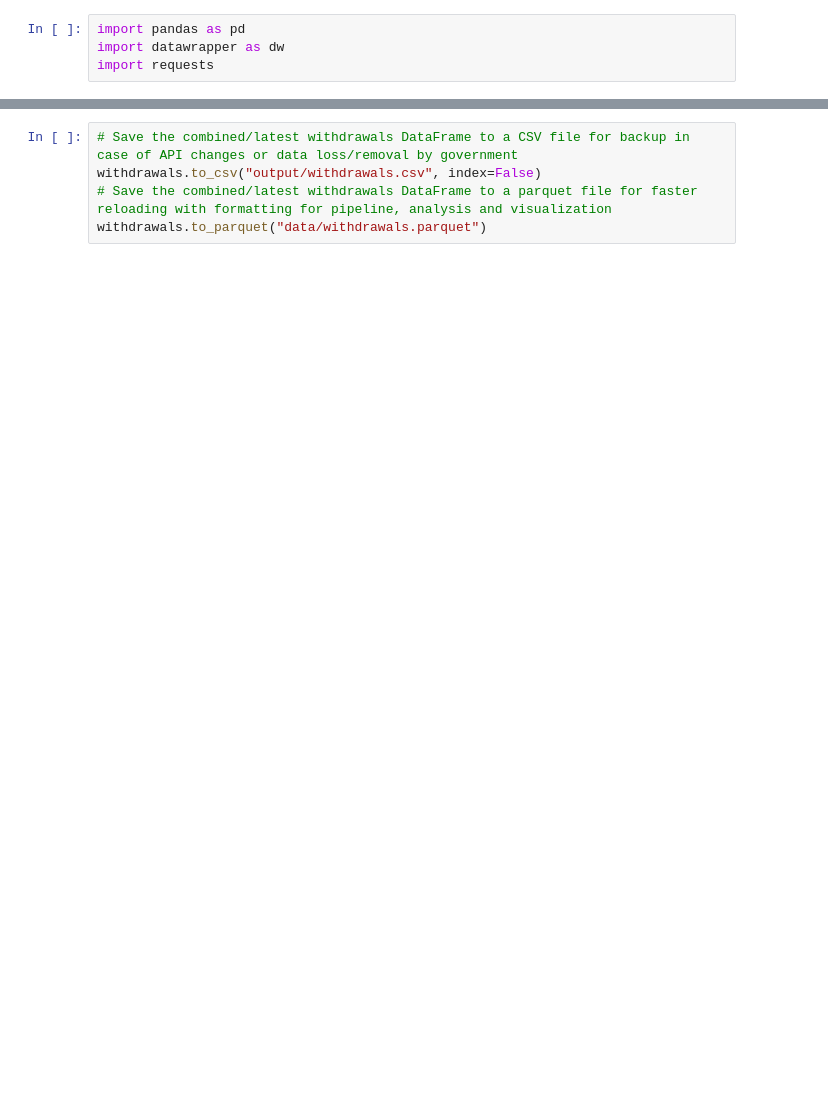
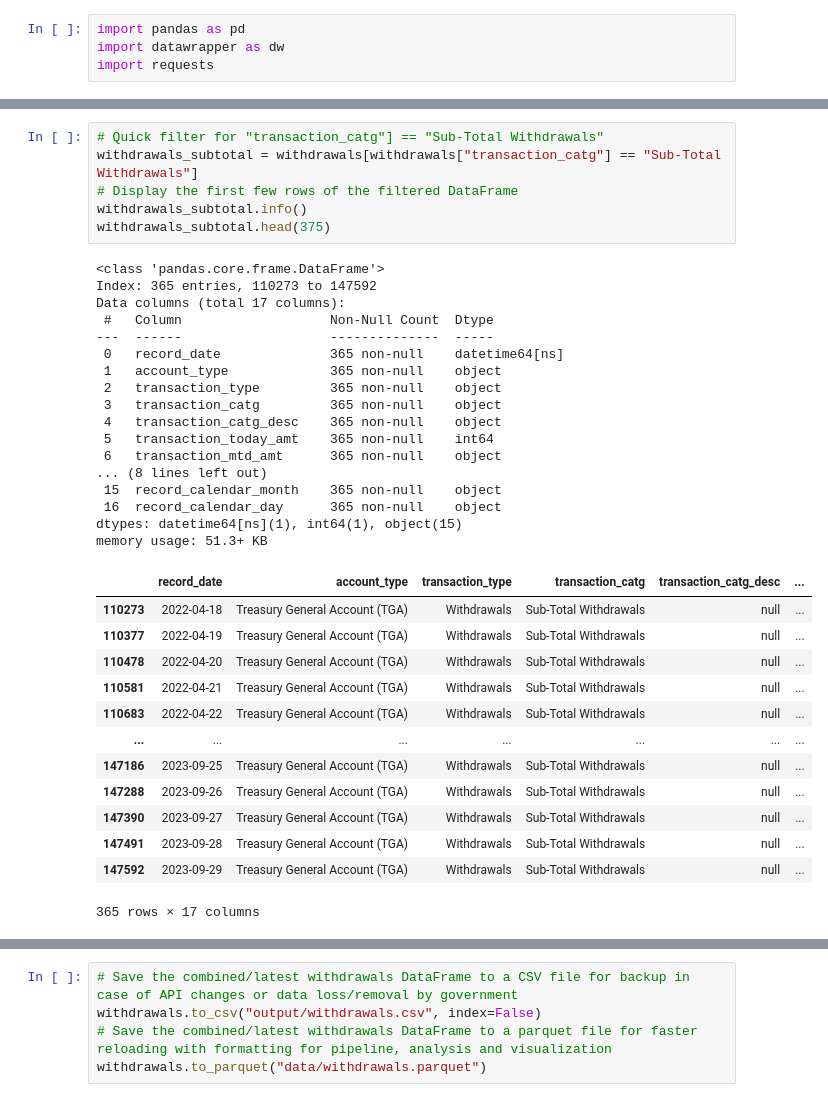
Before and after one commit to jkelly3rd/fed_spend, a Jupyter notebook: 01_treasury_daily_report_addlatest.ipynb, the cells around one changed output, grey strips where cells are left out. Drawn from its saved outputs; the diff is of its cells as text; blank space fills up the shorter version.

```diff
--- a/01_treasury_daily_report_addlatest.ipynb
+++ b/01_treasury_daily_report_addlatest.ipynb
@@ -133,3 +133,40 @@ Date range in data: 2012-10-01 00:00:00 to 2025-04-21 00:00:00
+# %%
+# Quick filter for "transaction_catg"] == "Sub-Total Withdrawals"
+withdrawals_subtotal = withdrawals[withdrawals["transaction_catg"] == "Sub-Total Withdrawals"]
+# Display the first few rows of the filtered DataFrame
+withdrawals_subtotal.info()
+withdrawals_subtotal.head(375)
+# %% [output]
+<class 'pandas.core.frame.DataFrame'>
+Index: 365 entries, 110273 to 147592
+Data columns (total 17 columns):
+ #   Column                   Non-Null Count  Dtype
+---  ------                   --------------  -----
+ 0   record_date              365 non-null    datetime64[ns]
+ 1   account_type             365 non-null    object
+ 2   transaction_type         365 non-null    object
+ 3   transaction_catg         365 non-null    object
+ 4   transaction_catg_desc    365 non-null    object
+ 5   transaction_today_amt    365 non-null    int64
+ 6   transaction_mtd_amt      365 non-null    object
+... (8 lines left out)
+ 15  record_calendar_month    365 non-null    object
+ 16  record_calendar_day      365 non-null    object
+dtypes: datetime64[ns](1), int64(1), object(15)
+memory usage: 51.3+ KB
+|  | record_date | account_type | transaction_type | transaction_catg | transaction_catg_desc | ... |
+| 110273 | 2022-04-18 | Treasury General Account (TGA) | Withdrawals | Sub-Total Withdrawals | null | ... |
+| 110377 | 2022-04-19 | Treasury General Account (TGA) | Withdrawals | Sub-Total Withdrawals | null | ... |
+| 110478 | 2022-04-20 | Treasury General Account (TGA) | Withdrawals | Sub-Total Withdrawals | null | ... |
+| 110581 | 2022-04-21 | Treasury General Account (TGA) | Withdrawals | Sub-Total Withdrawals | null | ... |
+| 110683 | 2022-04-22 | Treasury General Account (TGA) | Withdrawals | Sub-Total Withdrawals | null | ... |
+| ... | ... | ... | ... | ... | ... | ... |
+| 147186 | 2023-09-25 | Treasury General Account (TGA) | Withdrawals | Sub-Total Withdrawals | null | ... |
+| 147288 | 2023-09-26 | Treasury General Account (TGA) | Withdrawals | Sub-Total Withdrawals | null | ... |
+| 147390 | 2023-09-27 | Treasury General Account (TGA) | Withdrawals | Sub-Total Withdrawals | null | ... |
+| 147491 | 2023-09-28 | Treasury General Account (TGA) | Withdrawals | Sub-Total Withdrawals | null | ... |
+| 147592 | 2023-09-29 | Treasury General Account (TGA) | Withdrawals | Sub-Total Withdrawals | null | ... |
+365 rows × 17 columns
 # %%
 # Filter the combined_withdrawals DataFrame for withdrawals and exclude specific categories
 withdrawals = withdrawals[
```
Also changed, not shown: parts of 3 cells of this notebook, 9 other files.
